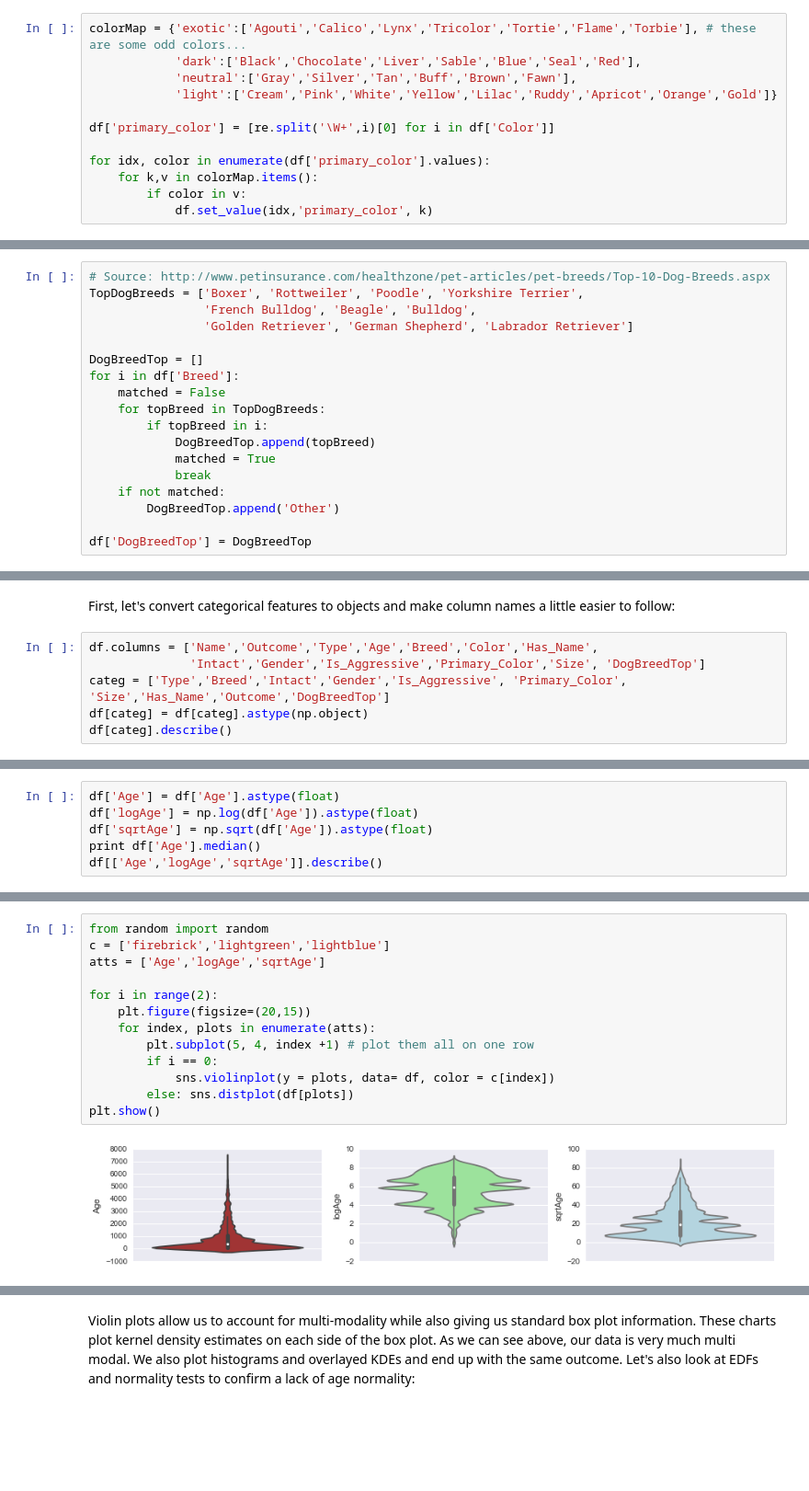
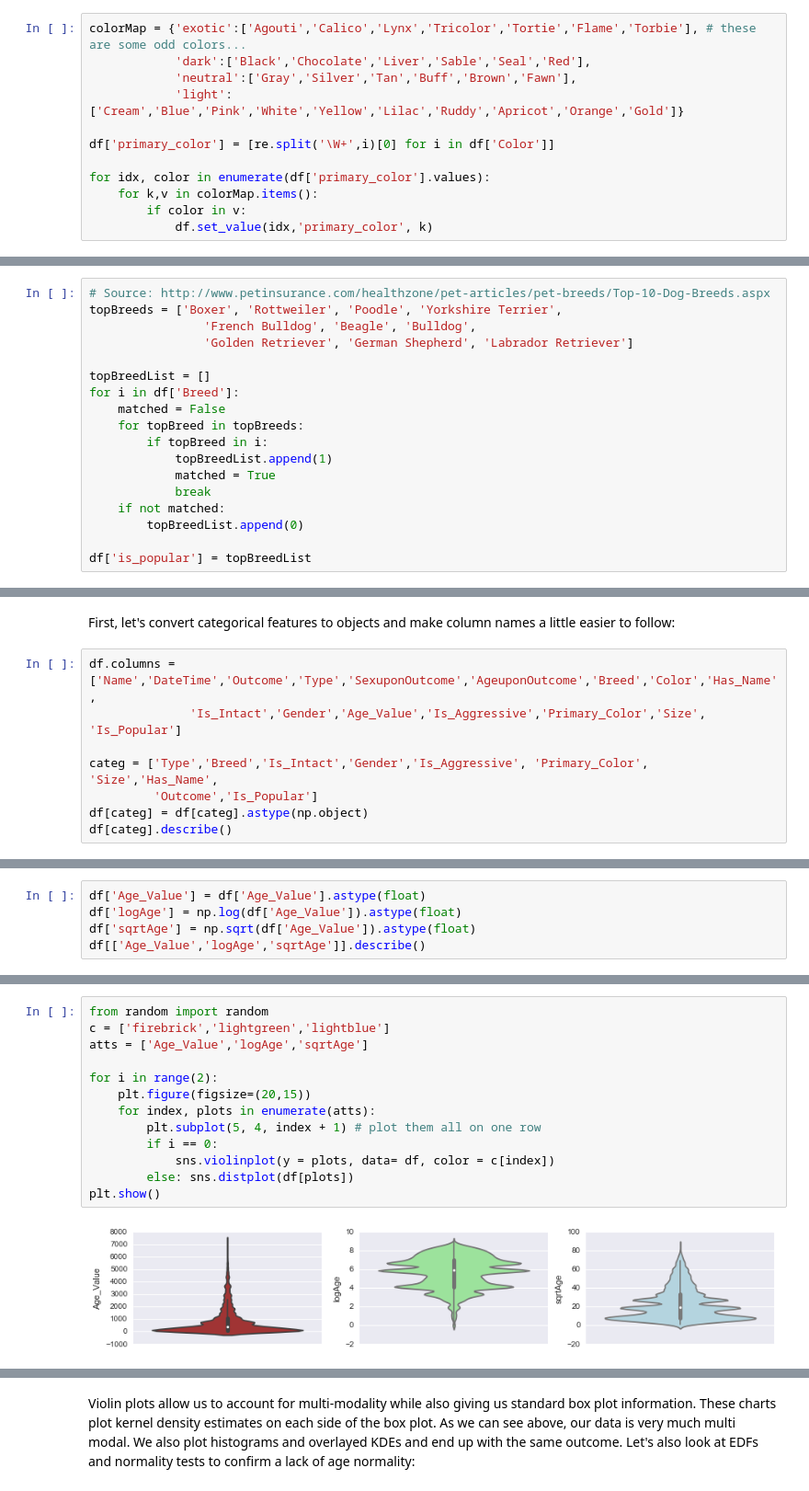
Before and after one commit to mg826/Data_Mining, a Jupyter notebook: Project1_Exploration_Visualization_Dreduce.ipynb, the cells around one changed output, grey strips where cells are left out. Shown: that part at 92% size. Cells and saved outputs as stored; diff of their text form; blank space fills up the shorter version.

```diff
--- a/Project1_Exploration_Visualization_Dreduce.ipynb
+++ b/Project1_Exploration_Visualization_Dreduce.ipynb
@@ -191,9 +186,9 @@ del df['aggBreed'] # clean up
 Let's also grab the primary color using same regex approach and reduce the number of categories in color
 # %%
 colorMap = {'exotic':['Agouti','Calico','Lynx','Tricolor','Tortie','Flame','Torbie'], # these are some odd colors...
-            'dark':['Black','Chocolate','Liver','Sable','Blue','Seal','Red'],
+            'dark':['Black','Chocolate','Liver','Sable','Seal','Red'],
             'neutral':['Gray','Silver','Tan','Buff','Brown','Fawn'],
-            'light':['Cream','Pink','White','Yellow','Lilac','Ruddy','Apricot','Orange','Gold']}
+            'light':['Cream','Blue','Pink','White','Yellow','Lilac','Ruddy','Apricot','Orange','Gold']}
 
 df['primary_color'] = [re.split('\W+',i)[0] for i in df['Color']]
 
@@ -211,19 +211,19 @@ df['size'] = np.where(df['AnimalType'].values == 'Cat', 'Small', df['size']) # s
 del df['BreedLU'] # drop the lookup vector
 # %%
 # Source: http://www.petinsurance.com/healthzone/pet-articles/pet-breeds/Top-10-Dog-Breeds.aspx
-TopDogBreeds = ['Boxer', 'Rottweiler', 'Poodle', 'Yorkshire Terrier',
+topBreeds = ['Boxer', 'Rottweiler', 'Poodle', 'Yorkshire Terrier',
                 'French Bulldog', 'Beagle', 'Bulldog',
                 'Golden Retriever', 'German Shepherd', 'Labrador Retriever']
 
-DogBreedTop = []
+topBreedList = []
 for i in df['Breed']:
     matched = False
-    for topBreed in TopDogBreeds:
+    for topBreed in topBreeds:
         if topBreed in i:
-            DogBreedTop.append(topBreed)
+            topBreedList.append(1)
             matched = True
             break
     if not matched:
-        DogBreedTop.append('Other')
+        topBreedList.append(0)
 
-df['DogBreedTop'] = DogBreedTop
+df['is_popular'] = topBreedList
@@ -236,9 +234,11 @@ del df['DateTime'], df['SexuponOutcome']
 # %% [markdown]
 First, let's convert categorical features to objects and make column names a little easier to follow:
 # %%
-df.columns = ['Name','Outcome','Type','Age','Breed','Color','Has_Name',
-              'Intact','Gender','Is_Aggressive','Primary_Color','Size', 'DogBreedTop']
-categ = ['Type','Breed','Intact','Gender','Is_Aggressive', 'Primary_Color', 'Size','Has_Name','Outcome','DogBreedTop']
+df.columns = ['Name','DateTime','Outcome','Type','SexuponOutcome','AgeuponOutcome','Breed','Color','Has_Name',
+              'Is_Intact','Gender','Age_Value','Is_Aggressive','Primary_Color','Size', 'Is_Popular']
+
+categ = ['Type','Breed','Is_Intact','Gender','Is_Aggressive', 'Primary_Color', 'Size','Has_Name',
+         'Outcome','Is_Popular']
 df[categ] = df[categ].astype(np.object)
 df[categ].describe()
 # %% [output]
@@ -254,7 +254,6 @@ We also transformed the age variable into a continuous feature. Let's ensure it
 # %%
-df['Age'] = df['Age'].astype(float)
-df['logAge'] = np.log(df['Age']).astype(float)
-df['sqrtAge'] = np.sqrt(df['Age']).astype(float)
-print df['Age'].median()
-df[['Age','logAge','sqrtAge']].describe()
+df['Age_Value'] = df['Age_Value'].astype(float)
+df['logAge'] = np.log(df['Age_Value']).astype(float)
+df['sqrtAge'] = np.sqrt(df['Age_Value']).astype(float)
+df[['Age_Value','logAge','sqrtAge']].describe()
 # %% [output]
@@ -275,15 +275,15 @@ First lets look at the original distribution of age, the log age and sqrt of age
 # %%
 from random import random
 c = ['firebrick','lightgreen','lightblue']
-atts = ['Age','logAge','sqrtAge']
+atts = ['Age_Value','logAge','sqrtAge']
 
 for i in range(2):
     plt.figure(figsize=(20,15))
     for index, plots in enumerate(atts):
-        plt.subplot(5, 4, index +1) # plot them all on one row
+        plt.subplot(5, 4, index + 1) # plot them all on one row
         if i == 0:
             sns.violinplot(y = plots, data= df, color = c[index])
         else: sns.distplot(df[plots])
 plt.show()
 # %% [output]
-[figure, old version]
+[figure, new version]
```
Also changed, not shown: parts of 31 cells of this notebook.
